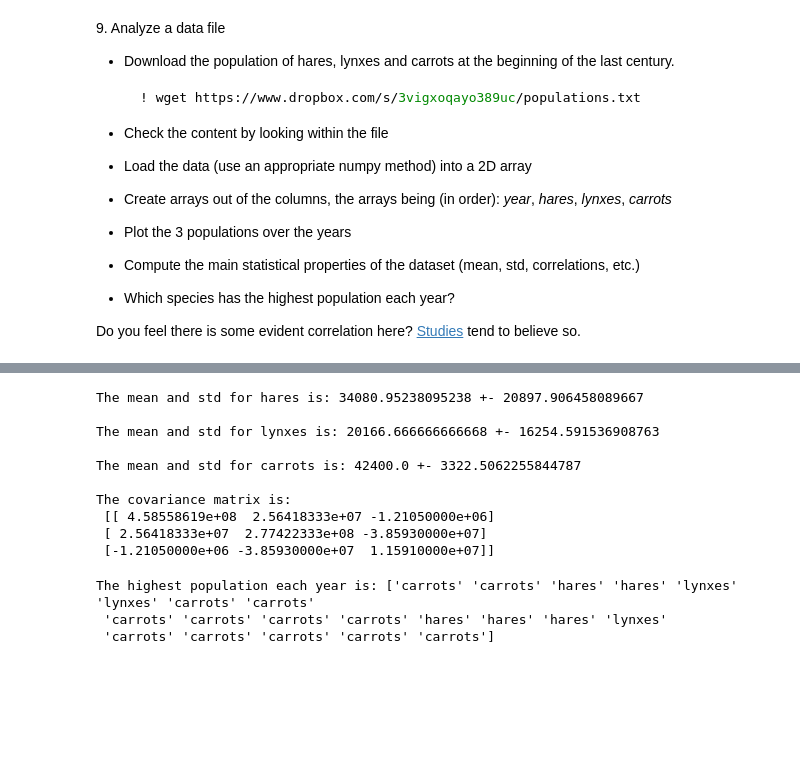
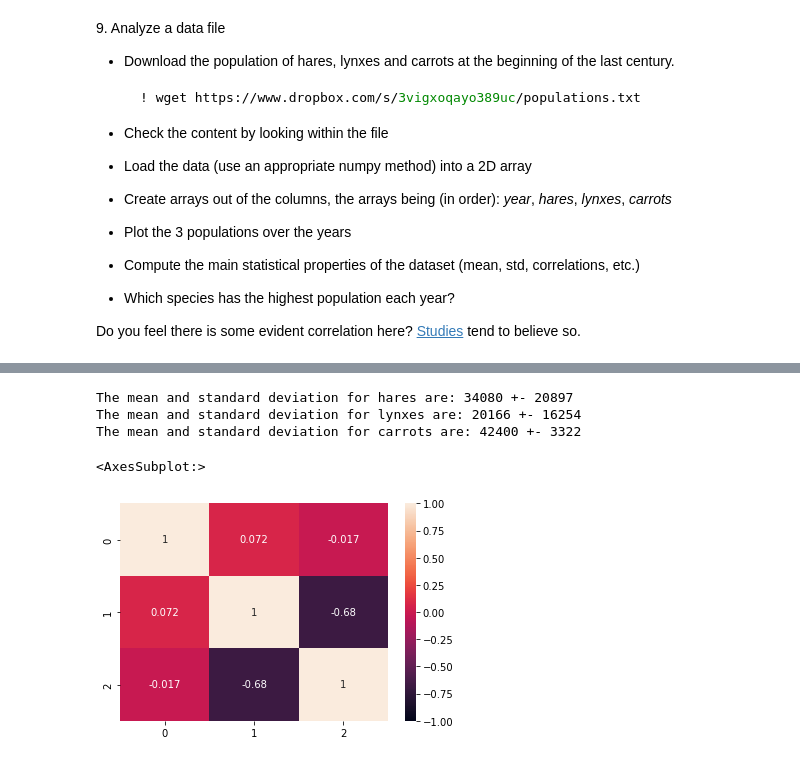
Before and after one commit to LauraRavagnani/LaboratoryOfComputationalPhysics_Y6, a Jupyter notebook: 04ex_Numpy.ipynb, the cells around one changed output, grey strips where cells are left out. Cells and saved outputs as stored; diff of their text form; code cells hidden in the pictures; blank space fills up the shorter version.

```diff
--- a/04ex_Numpy.ipynb
+++ b/04ex_Numpy.ipynb
@@ -359,38 +399,14 @@ plt.show()
-# %%
-# statistical properties
-hares_mean = np.mean(hares)
-hares_std = np.std(hares)
-
-lynxes_mean = np.mean(lynxes)
-lynxes_std = np.std(lynxes)
-
-carrots_mean = np.mean(carrots)
-carrots_std = np.std(carrots)
-
-cov_mat = np.cov(data[:,1:].T)
-
-print('The mean and std for hares is:', hares_mean, '+-', hares_std, '\n')
-print('The mean and std for lynxes is:', lynxes_mean, '+-', lynxes_std, '\n')
-print('The mean and std for carrots is:', carrots_mean, '+-', carrots_std, '\n')
-print('The covariance matrix is:\n', cov_mat)
-# %% [output]
-The mean and std for hares is: 34080.95238095238 +- 20897.906458089667
-
-The mean and std for lynxes is: 20166.666666666668 +- 16254.591536908763
-
-The mean and std for carrots is: 42400.0 +- 3322.5062255844787
-
-The covariance matrix is:
- [[ 4.58558619e+08  2.56418333e+07 -1.21050000e+06]
- [ 2.56418333e+07  2.77422333e+08 -3.85930000e+07]
- [-1.21050000e+06 -3.85930000e+07  1.15910000e+07]]
-# %%
-# highest population each year
-highest = np.argmax(data[:, 1:], axis = 1)
-popul = np.array(['hares', 'lynxes', 'carrots'])
-
-print('The highest population each year is:', popul[highest])
-# %% [output]
-The highest population each year is: ['carrots' 'carrots' 'hares' 'hares' 'lynxes' 'lynxes' 'carrots' 'carrots'
- 'carrots' 'carrots' 'carrots' 'carrots' 'hares' 'hares' 'hares' 'lynxes'
- 'carrots' 'carrots' 'carrots' 'carrots' 'carrots']
+# %%
+# statistical properties
+print(f'The mean and standard deviation for hares are: {int(np.mean(hares))} +- {int(np.std(hares))}')
+print(f'The mean and standard deviation for lynxes are: {int(np.mean(lynxes))} +- {int(np.std(lynxes))}')
+print(f'The mean and standard deviation for carrots are: {int(np.mean(carrots))} +- {int(np.std(carrots))}')
+
+corr = np.corrcoef([hares, lynxes, carrots])
+sns.heatmap(corr, annot = True, vmin = -1, vmax = 1)
+# %% [output]
+The mean and standard deviation for hares are: 34080 +- 20897
+The mean and standard deviation for lynxes are: 20166 +- 16254
+The mean and standard deviation for carrots are: 42400 +- 3322
+<AxesSubplot:>
+[figure, added]
```
Also changed, not shown: parts of 22 cells of this notebook.
